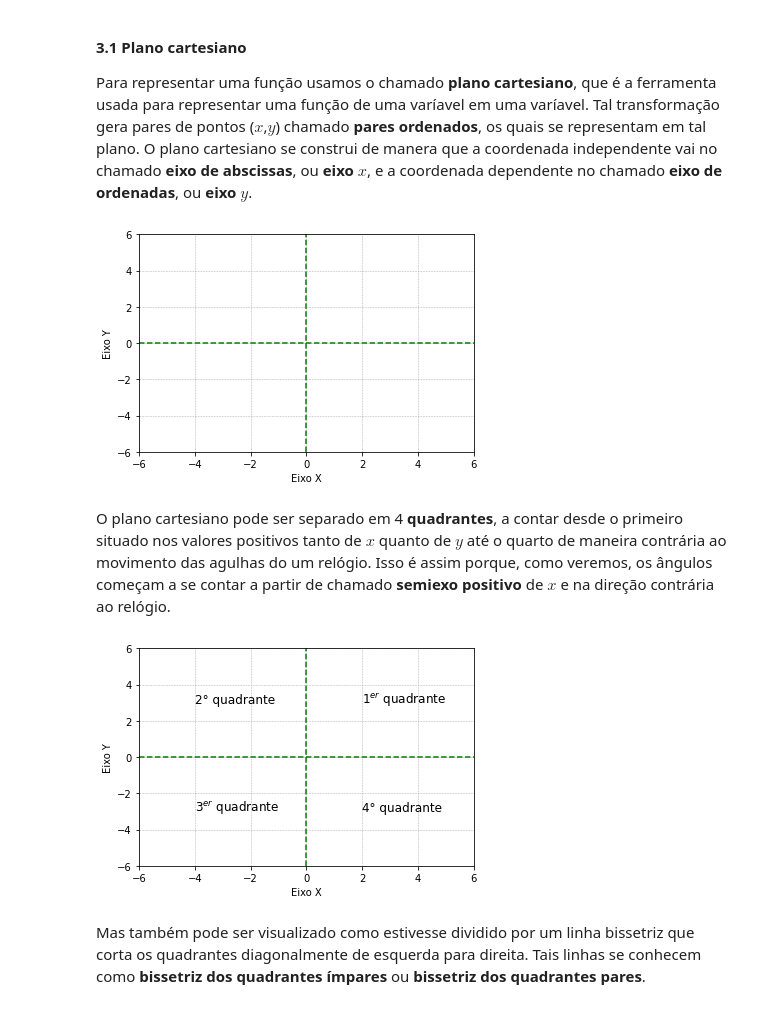
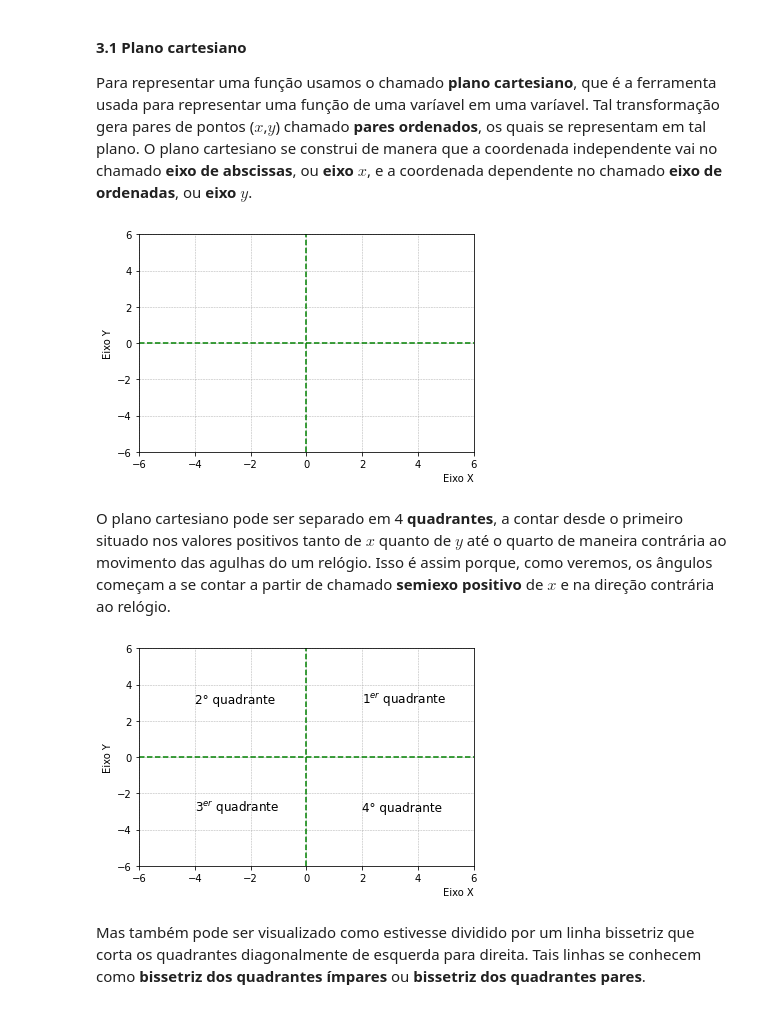
Before and after one commit to BorjaRuizReverter/LivroFisicaGeral, a Jupyter notebook: Tema2.ipynb, the cells around one changed output. Drawn from its saved outputs; the diff is of its cells as text; code cells hidden in the pictures.

Commit message:
Changing plots

```diff
--- a/Tema2.ipynb
+++ b/Tema2.ipynb
@@ -44,35 +44,35 @@ import matplotlib.pyplot as plt
 x = [-1,0,1,2]
 # corresponding y axis values
 y = [-1,1,3,5]
 
 # plotting the points
 plt.scatter(x, y, marker='')
 
 # naming the x axis
-plt.xlabel('Eixo X')
+plt.xlabel('Eixo X', loc='right')
 # naming the y axis
 plt.ylabel('Eixo Y')
 
 # giving a title to my graph
 plt.title('')
 
 #axis limits
 plt.xlim(-6, 6)
 plt.ylim(-6, 6)
 plt.grid(linestyle = '--', linewidth = 0.5)
 
 xorigem_ver = [0, 0, 0, 0, 0, 0, 0]
 yorigem_ver = [-6, -4, -2, 0, 2, 4, 6]
 plt.plot(xorigem_ver, yorigem_ver, marker='', color='green', linestyle="--")
 
 xorigem_hor = [-6, -4, -2, 0, 2, 4, 6]
 yorigem_hor = [0, 0, 0, 0, 0, 0, 0]
 plt.plot(xorigem_hor, yorigem_hor, marker='', color='green', linestyle="--")
 
 # function to show the plot
 plt.show()
 # %% [output]
-[figure, old version]
+[figure, new version]
 # %% [markdown]
 O plano cartesiano pode ser separado em 4 **quadrantes**, a contar desde o primeiro situado nos valores positivos tanto de $x$ quanto de $y$ até o quarto de maneira contrária ao movimento das agulhas do um relógio. Isso é assim porque, como veremos, os ângulos começam a se contar a partir de chamado **semiexo positivo** de $x$ e na direção contrária ao relógio.
 # %%
@@ -87,7 +87,7 @@ y = [-1,1,3,5]
 plt.scatter(x, y, marker='')
 
 # naming the x axis
-plt.xlabel('Eixo X')
+plt.xlabel('Eixo X', loc='right')
 # naming the y axis
 plt.ylabel('Eixo Y')
 
@@ -116,7 +116,7 @@ plt.text(2, -3, '4° quadrante', fontsize = 12)
 # function to show the plot
 plt.show()
 # %% [output]
-[figure, old version]
+[figure, new version]
 # %% [markdown]
 Mas também pode ser visualizado como estivesse dividido por um linha bissetriz que corta os quadrantes diagonalmente de esquerda para direita. Tais linhas se conhecem como **bissetriz dos quadrantes ímpares** ou **bissetriz dos quadrantes pares**.
 # %%
```
Also changed, not shown: parts of 12 cells of this notebook.
